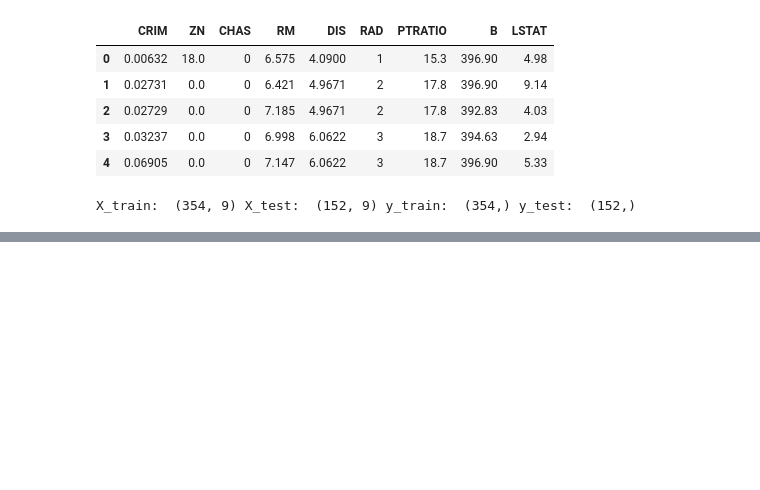
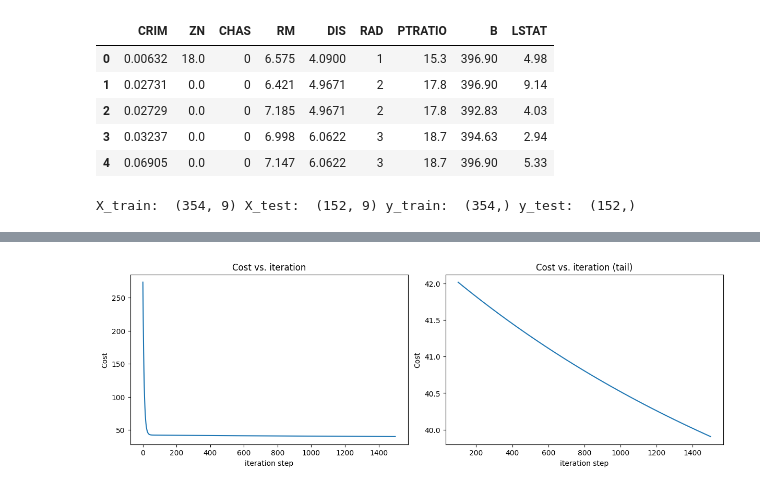
Before and after one commit to Mika-Matti/HousingLinearRegressionModel, a Jupyter notebook: Housing_Linear_Regression.ipynb, the cells around one changed output, grey strips where cells are left out. Drawn from its saved outputs; the diff is of its cells as text; code cells hidden in the pictures; blank space fills up the shorter version.

Commit message:
Add cell in which the model fitting is initialized and started. Add another cell to plot cost versus iteration

```diff
--- a/Housing_Linear_Regression.ipynb
+++ b/Housing_Linear_Regression.ipynb
@@ -179,7 +182,7 @@ $J(\mathbf{w}, b)= \frac{1}{2m}\sum_{m-1}^{i=0}(f(\mathbf{x})^{(i)}-y^{(i)})^2$
 # %%
 def compute_cost(X, y, w, b):
     m = X.shape[0] # Rows of X training set
-    total_cost = 0 # Total sum of all computed costs for all rows.
+    total_cost = 0.0 # Total sum of all computed costs for all rows.
     for i in range(m):
         f_wb_i = np.dot(X[i], w) + b # Using dot product for fast calculation
         total_cost += (f_wb_i-y[i])**2
@@ -214,19 +217,42 @@ def compute_gradient(X, y, w, b):
         for j in range(n): # For each feature j in data.
             dj_dw[j] += err*X[i,j] #Sum of all rows i for weight j
         dj_db += err #Sum of all rows for constant b
+    dj_dw = dj_dw/m
+    dj_db = dj_db/m
+
+    return dj_dw, dj_db
 # %%
-def gradient_descent(x, y, w_in, b_in, cost_function, gradient_function, alpha, num_iters):
-    #todo
+def gradient_descent(X, y, w_in, b_in, cost_function, gradient_function, alpha, num_iters):
+    w = copy.deepcopy(w_in) # This is to avoid modifying global w in function
+    b = b_in
+    cost_history = [] # Visualize the steps taken as cost gets smaller
+
+    for i in range(num_iters): # For every step during gradient descent
+        dj_dw, dj_db = gradient_function(X, y, w, b) # Get the partial derivatives of w and b
+        w = w-alpha*dj_dw # Update every w_j to take the next step
+        b = b-alpha*dj_db # Same for constant b
+        if i < 10000:
+            cost_history.append(cost_function(X, y, w, b)) #save cost J for graphing
+
+        # Print cost every at intervals 10 times or as many iterations if < 10
+        if i% math.ceil(num_iters / 10) == 0:
+            print(f"Iteration {i:4d}: Cost {cost_history[-1]:8.2f}   ")
+
+    return w, b, cost_history # return final values and history of steps
 # %%
 # Initialize fitting parameters.
 initial_w = np.zeros(X_train.shape[1]) #Initialize w1...w9 as 0
 initial_b = 0.
 
+# Numpy vectorization
+np_X_train = X_train.to_numpy(dtype='float', na_value=np.nan)
+np_y_train = y_train.to_numpy(dtype='float', na_value=np.nan)
+
 # Initialize gradient descent settings
 iterations = 1500
-alpha = 0.01
+alpha = 5.0e-7 #Really small alpha value to ensure cost keeps going down
 
-w,b = gradient_descent(x_train ,y_train, initial_w, initial_b,
+w, b, cost_hist = gradient_descent(np_X_train, np_y_train, initial_w, initial_b,
                      compute_cost, compute_gradient, alpha, iterations)
 print("w,b found:", w, b)
 # %% [output]
@@ -233,0 +271,11 @@ NameError: name 'gradient_descent' is not defined
+# %%
+# plot cost versus iteration to visualize how the cost function converges
+fig, (ax1, ax2) = plt.subplots(1, 2, constrained_layout=True, figsize=(12, 4))
+ax1.plot(cost_hist)
+ax2.plot(100 + np.arange(len(cost_hist[100:])), cost_hist[100:])
+ax1.set_title("Cost vs. iteration");  ax2.set_title("Cost vs. iteration (tail)")
+ax1.set_ylabel('Cost')             ;  ax2.set_ylabel('Cost')
+ax1.set_xlabel('iteration step')   ;  ax2.set_xlabel('iteration step')
+plt.show()
+# %% [output]
+[figure, added]
```
Also changed, not shown: parts of 6 cells of this notebook.
